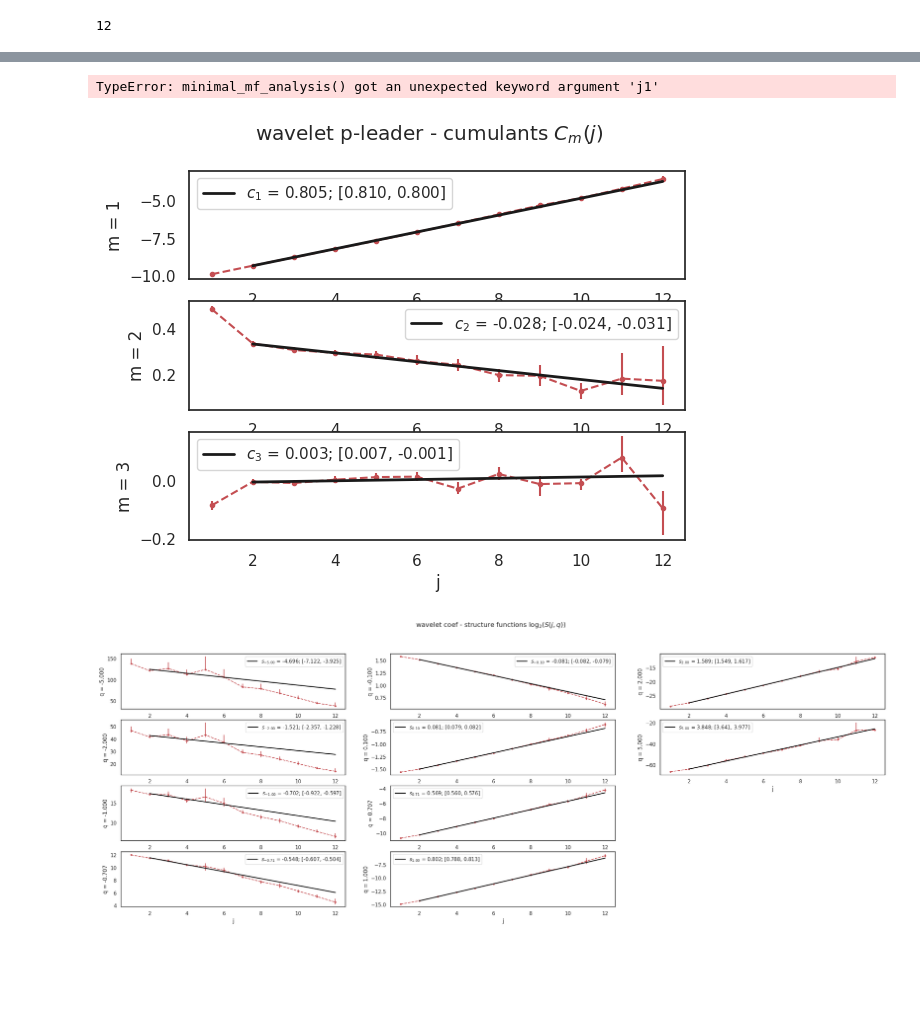
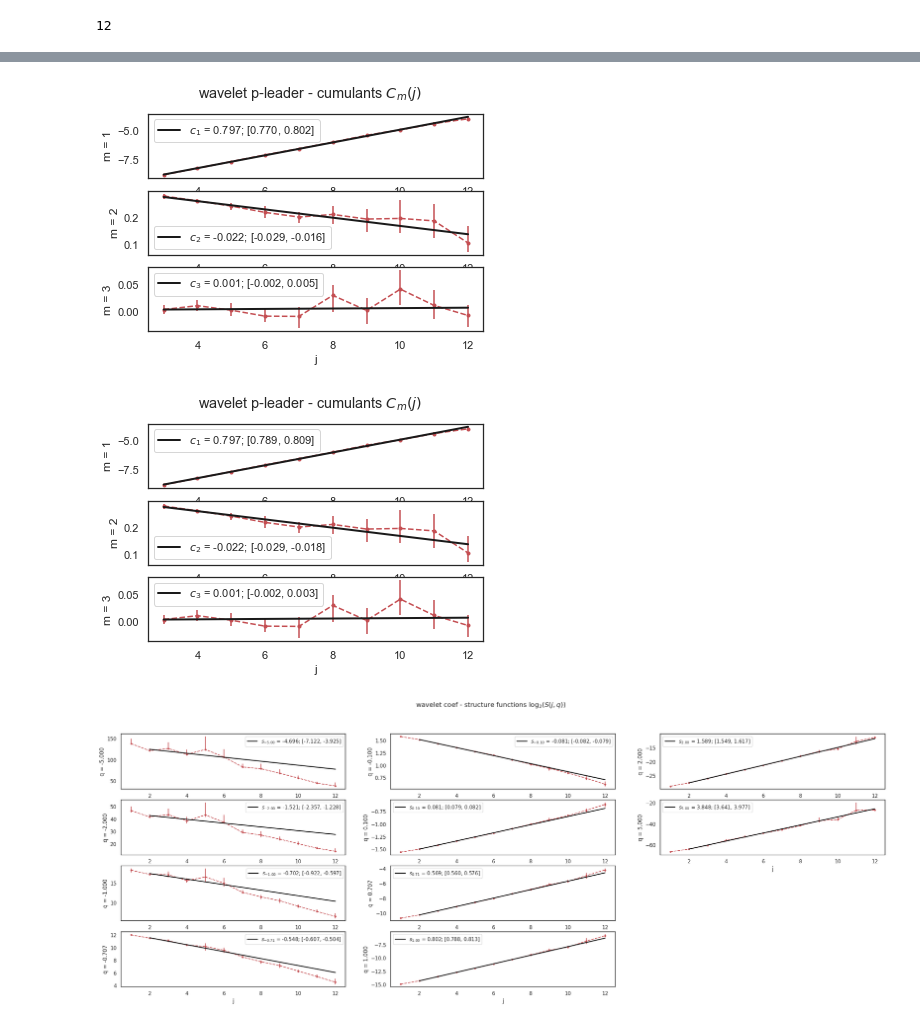
Before and after one commit to neurospin/pymultifracs, a Jupyter notebook: notebooks/Bootstrap2.ipynb, the cells around one changed output, grey strips where cells are left out. Saved outputs shown, nothing was run; the diff lists cells and outputs as text; code cells hidden in the pictures; blank space fills up the shorter version.

```diff
--- a/notebooks/Bootstrap2.ipynb
+++ b/notebooks/Bootstrap2.ipynb
@@ -46,7 +39,4 @@ from pymultifracs.mfa import mf_analysis, minimal_mf_analysis
 # %%
 from pymultifracs.utils import build_q_log
 # %%
-dwt_b, lwt_b = minimal_mf_analysis(coef_boot, leader_boot, j1=2, weighted=True, q=None, n_cumul=3)
-dwt, lwt = minimal_mf_analysis(WT.wt_coefs, WT.wt_leaders, j1=2, weighted=True, q=None, n_cumul=3)
+dwt, lwt = minimal_mf_analysis(WT.wt_coefs, WT.wt_leaders, scaling_ranges=[(3, coef_boot.j2_eff())], weighted='bootstrap', q=None, n_cumul=3, bootstrap_weighted='bootstrap')
-# %% [output]
-TypeError: minimal_mf_analysis() got an unexpected keyword argument 'j1'
@@ -55,7 +43,13 @@ lwt.cumulants.get_nj_interv(3, 5)
+# %%
+dwt, lwt = minimal_mf_analysis(WT.wt_coefs, WT.wt_leaders, scaling_ranges=[(3, coef_boot.j2_eff())], weighted='bootstrap', q=None, n_cumul=3, bootstrap_weighted=None)
+# %%
+lwt.cumulants.plot()
+# %% [output]
+[figure, added]
 # %%
-lwt.cumulants.plot(cm_boot=lwt_b.cumulants)
+lwt.cumulants.plot()
 # %% [output]
-[figure, old version]
+[figure, new version]
 # %%
 q = build_q_log(.1, 5, 3)
 # %%
```
Also changed, not shown: parts of 6 cells of this notebook, 24 other files.
